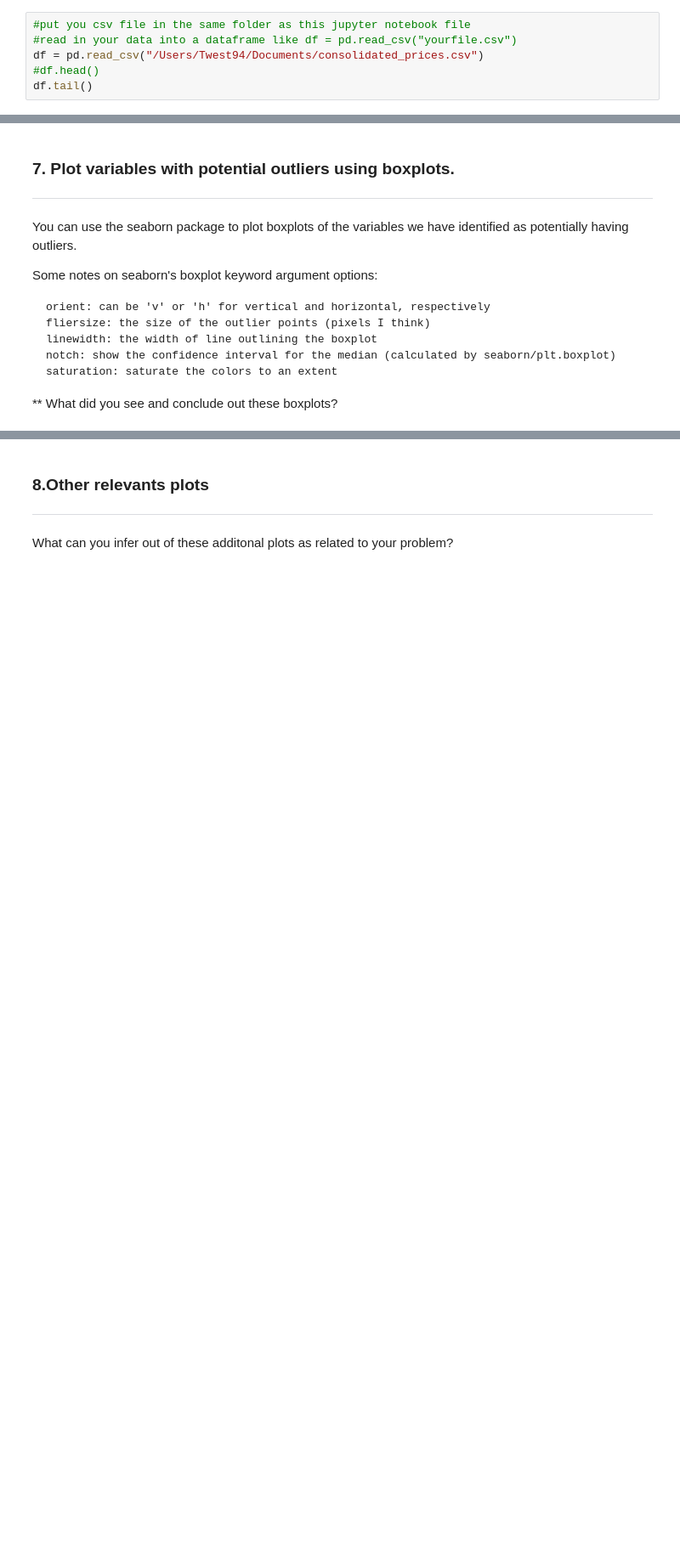
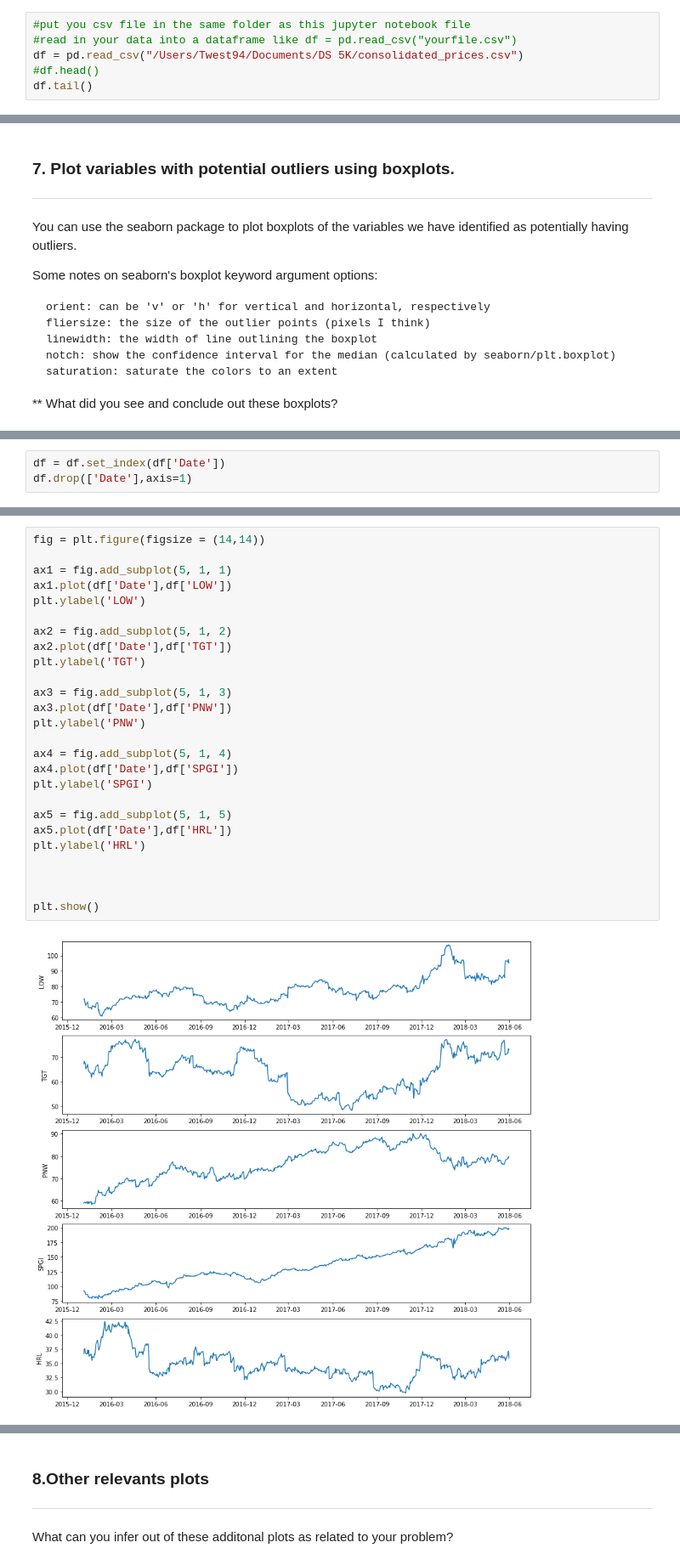
Before and after one commit to twest1494/Unit-2-Project, a Jupyter notebook: eda-template.ipynb, the cells around one changed output, grey strips where cells are left out. Shown at 85% size. Drawn from its saved outputs; the diff is of its cells as text; blank space fills up the shorter version.

```diff
--- a/eda-template.ipynb
+++ b/eda-template.ipynb
@@ -36,7 +36,7 @@ Import the csv into a pandas DataFrame.
 # %%
 #put you csv file in the same folder as this jupyter notebook file
 #read in your data into a dataframe like df = pd.read_csv("yourfile.csv")
-df = pd.read_csv("/Users/Twest94/Documents/consolidated_prices.csv")
+df = pd.read_csv("/Users/Twest94/Documents/DS 5K/consolidated_prices.csv")
 #df.head()
 df.tail()
 # %% [output]
@@ -274,0 +274,3 @@ df['TGT'].plot(x = df['Date'])
+# %%
+df = df.set_index(df['Date'])
+df.drop(['Date'],axis=1)
@@ -274,0 +297,28 @@ df['TGT'].plot(x = df['Date'])
+# %%
+fig = plt.figure(figsize = (14,14))
+
+ax1 = fig.add_subplot(5, 1, 1)
+ax1.plot(df['Date'],df['LOW'])
+plt.ylabel('LOW')
+
+ax2 = fig.add_subplot(5, 1, 2)
+ax2.plot(df['Date'],df['TGT'])
+plt.ylabel('TGT')
+
+ax3 = fig.add_subplot(5, 1, 3)
+ax3.plot(df['Date'],df['PNW'])
+plt.ylabel('PNW')
+
+ax4 = fig.add_subplot(5, 1, 4)
+ax4.plot(df['Date'],df['SPGI'])
+plt.ylabel('SPGI')
+
+ax5 = fig.add_subplot(5, 1, 5)
+ax5.plot(df['Date'],df['HRL'])
+plt.ylabel('HRL')
+
+
+
+plt.show()
+# %% [output]
+[figure, added]
```
Also changed, not shown: parts of 6 cells of this notebook.
